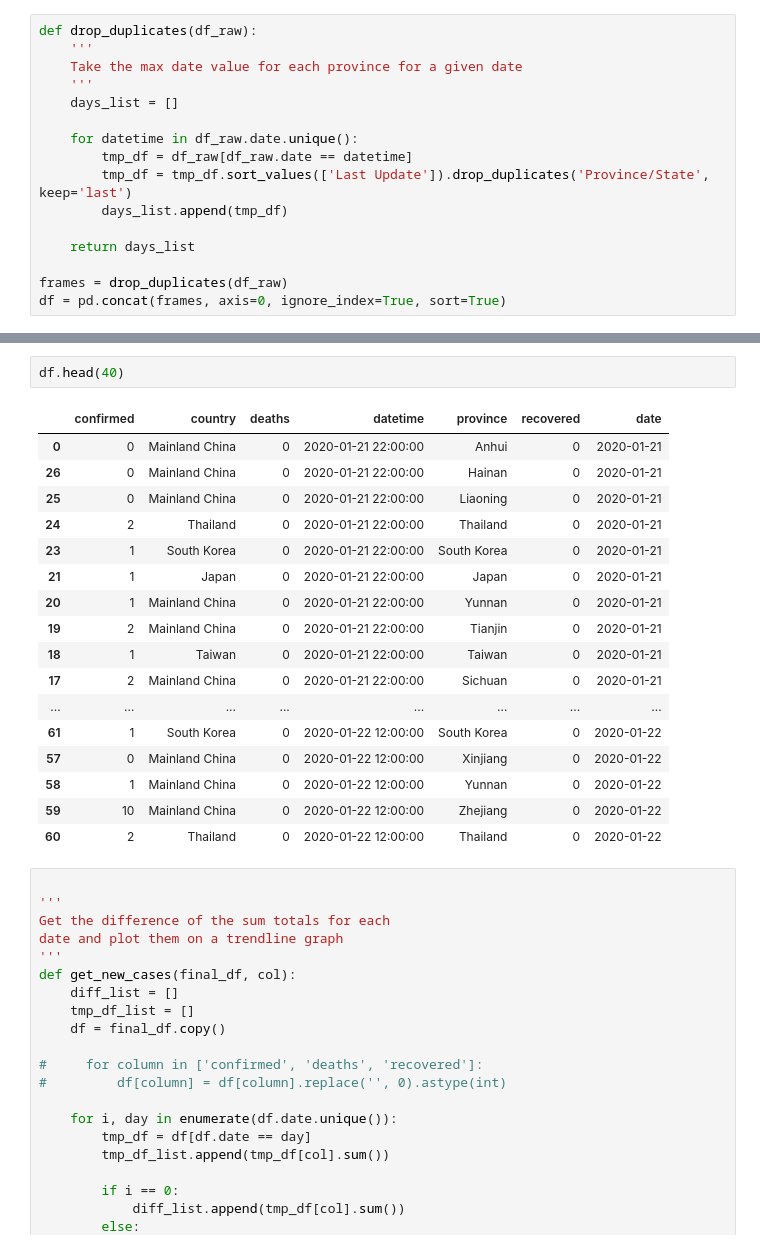
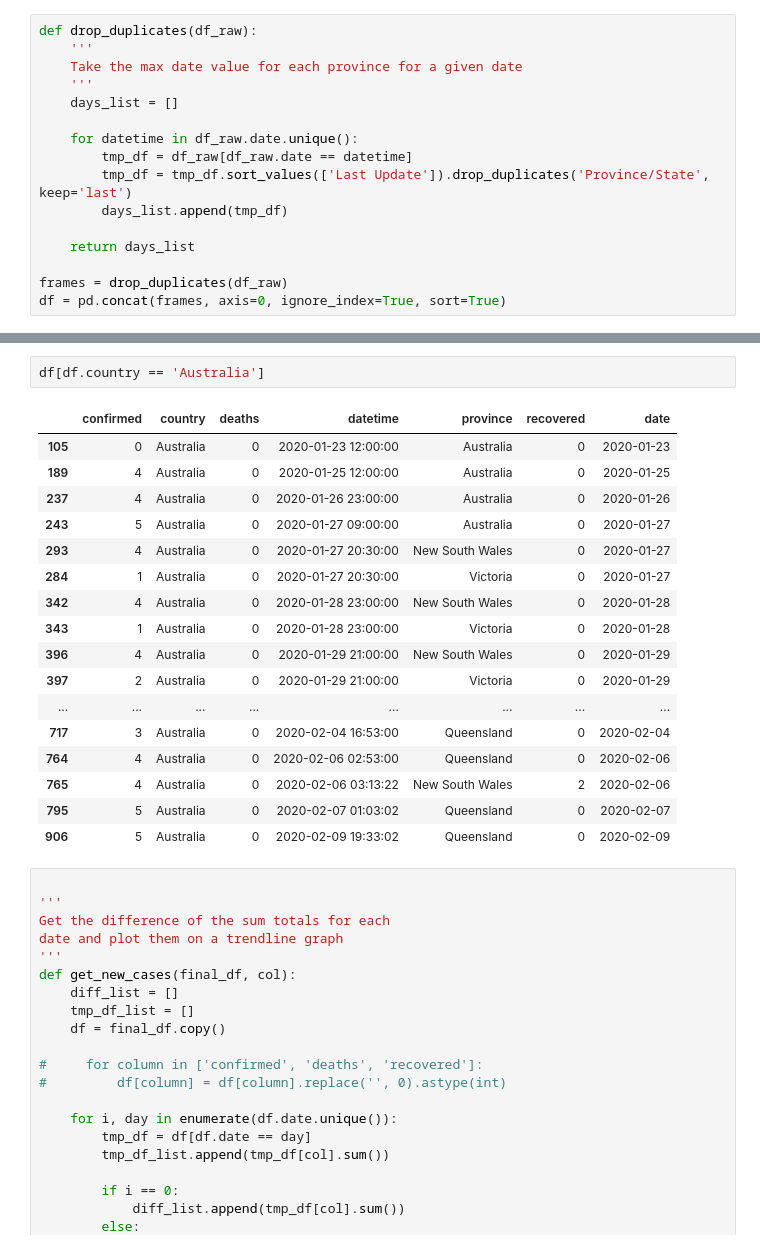
Before and after one commit to AaronWard/covidify, a Jupyter notebook: notebooks/data_prep-2.ipynb, the cells around one changed output, grey strips where cells are left out. Cells and saved outputs as stored; diff of their text form.

```diff
--- a/notebooks/data_prep-2.ipynb
+++ b/notebooks/data_prep-2.ipynb
@@ -210,23 +249,23 @@ Sorting by date...
-# %%
-df.head(40)
-# %% [output]
-|  | confirmed | country | deaths | datetime | province | recovered | date |
-| 0 | 0 | Mainland China | 0 | 2020-01-21 22:00:00 | Anhui | 0 | 2020-01-21 |
-| 26 | 0 | Mainland China | 0 | 2020-01-21 22:00:00 | Hainan | 0 | 2020-01-21 |
-| 25 | 0 | Mainland China | 0 | 2020-01-21 22:00:00 | Liaoning | 0 | 2020-01-21 |
-| 24 | 2 | Thailand | 0 | 2020-01-21 22:00:00 | Thailand | 0 | 2020-01-21 |
-| 23 | 1 | South Korea | 0 | 2020-01-21 22:00:00 | South Korea | 0 | 2020-01-21 |
-| 21 | 1 | Japan | 0 | 2020-01-21 22:00:00 | Japan | 0 | 2020-01-21 |
-| 20 | 1 | Mainland China | 0 | 2020-01-21 22:00:00 | Yunnan | 0 | 2020-01-21 |
-| 19 | 2 | Mainland China | 0 | 2020-01-21 22:00:00 | Tianjin | 0 | 2020-01-21 |
-| 18 | 1 | Taiwan | 0 | 2020-01-21 22:00:00 | Taiwan | 0 | 2020-01-21 |
-| 17 | 2 | Mainland China | 0 | 2020-01-21 22:00:00 | Sichuan | 0 | 2020-01-21 |
-| ... | ... | ... | ... | ... | ... | ... | ... |
-| 61 | 1 | South Korea | 0 | 2020-01-22 12:00:00 | South Korea | 0 | 2020-01-22 |
-| 57 | 0 | Mainland China | 0 | 2020-01-22 12:00:00 | Xinjiang | 0 | 2020-01-22 |
-| 58 | 1 | Mainland China | 0 | 2020-01-22 12:00:00 | Yunnan | 0 | 2020-01-22 |
-| 59 | 10 | Mainland China | 0 | 2020-01-22 12:00:00 | Zhejiang | 0 | 2020-01-22 |
-| 60 | 2 | Thailand | 0 | 2020-01-22 12:00:00 | Thailand | 0 | 2020-01-22 |
+# %%
+df[df.country == 'Australia']
+# %% [output]
+|  | confirmed | country | deaths | datetime | province | recovered | date |
+| 105 | 0 | Australia | 0 | 2020-01-23 12:00:00 | Australia | 0 | 2020-01-23 |
+| 189 | 4 | Australia | 0 | 2020-01-25 12:00:00 | Australia | 0 | 2020-01-25 |
+| 237 | 4 | Australia | 0 | 2020-01-26 23:00:00 | Australia | 0 | 2020-01-26 |
+| 243 | 5 | Australia | 0 | 2020-01-27 09:00:00 | Australia | 0 | 2020-01-27 |
+| 293 | 4 | Australia | 0 | 2020-01-27 20:30:00 | New South Wales | 0 | 2020-01-27 |
+| 284 | 1 | Australia | 0 | 2020-01-27 20:30:00 | Victoria | 0 | 2020-01-27 |
+| 342 | 4 | Australia | 0 | 2020-01-28 23:00:00 | New South Wales | 0 | 2020-01-28 |
+| 343 | 1 | Australia | 0 | 2020-01-28 23:00:00 | Victoria | 0 | 2020-01-28 |
+| 396 | 4 | Australia | 0 | 2020-01-29 21:00:00 | New South Wales | 0 | 2020-01-29 |
+| 397 | 2 | Australia | 0 | 2020-01-29 21:00:00 | Victoria | 0 | 2020-01-29 |
+| ... | ... | ... | ... | ... | ... | ... | ... |
+| 717 | 3 | Australia | 0 | 2020-02-04 16:53:00 | Queensland | 0 | 2020-02-04 |
+| 764 | 4 | Australia | 0 | 2020-02-06 02:53:00 | Queensland | 0 | 2020-02-06 |
+| 765 | 4 | Australia | 0 | 2020-02-06 03:13:22 | New South Wales | 2 | 2020-02-06 |
+| 795 | 5 | Australia | 0 | 2020-02-07 01:03:02 | Queensland | 0 | 2020-02-07 |
+| 906 | 5 | Australia | 0 | 2020-02-09 19:33:02 | Queensland | 0 | 2020-02-09 |
 # %%
 
 '''
```
Also changed, not shown: parts of 15 cells of this notebook, 1 other file.
